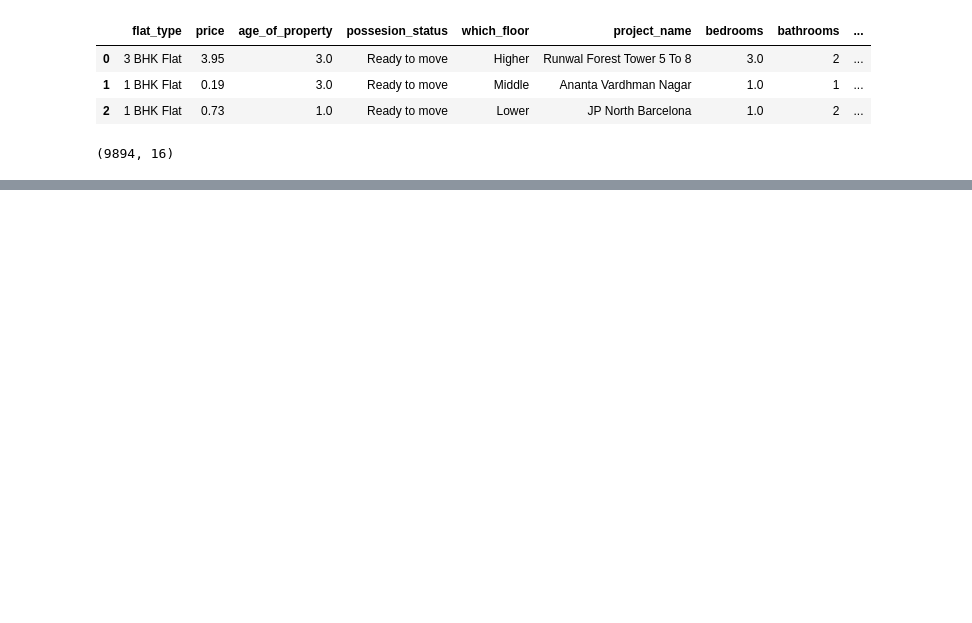
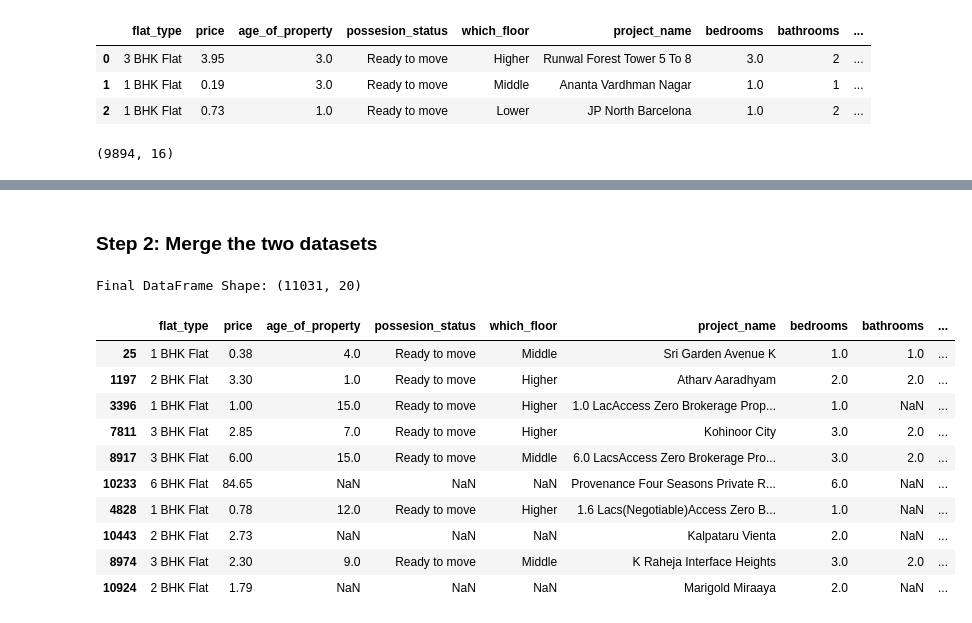
Before and after one commit to ShlokBagwe/Realytics-End-to-End-Real-Estate-Intelligence-Platform, a Jupyter notebook: Pre-Processing/Real_Estate_Data_Merge.ipynb, the cells around one changed output, grey strips where cells are left out. Drawn from its saved outputs; the diff is of its cells as text; code cells hidden in the pictures; blank space fills up the shorter version.

```diff
--- a/Pre-Processing/Real_Estate_Data_Merge.ipynb
+++ b/Pre-Processing/Real_Estate_Data_Merge.ipynb
@@ -429,0 +477,7 @@ df2.shape
+# %%
+df2['bathrooms'] = pd.to_numeric(df2['bathrooms'], errors='coerce')
+
+df2['balcony'] = pd.to_numeric(df2['balcony'].replace('No Balcony', 0), errors='coerce').fillna(0)
+
+print("Cleaned Bathrooms:", df2['bathrooms'].unique()[:10])
+print("Cleaned Balcony:", df2['balcony'].unique()[:10])
@@ -429,0 +487,12 @@ df2.shape
+# %%
+furnish_score = {'Fully Furnished': 3, 'Semi Furnished': 2, 'Unfurnished': 1, 'Unknown': 0}
+
+# Now calculate the score safely
+df2['property_score'] = (
+    df2['furnishing'].map(furnish_score).fillna(0) +
+    (df2['price_per_sqft'] > df2['price_per_sqft'].quantile(0.75)).astype(int) * 2 +
+    (df2['bathrooms'] >= 3).astype(int) +
+    (df2['balcony'] >= 2).astype(int)
+)
+
+display(df2[['project_name', 'furnishing', 'price_per_sqft', 'bathrooms', 'balcony', 'property_score']].head())
@@ -429,0 +528,2 @@ df2.shape
+# %%
+new_df.rename({'propertyname':'project_name'}, axis=1, inplace=True)
@@ -429,0 +541,5 @@ df2.shape
+# %%
+new_df.drop(columns=['link'], inplace=True, errors='ignore')
+# Map propertysubname to flat_type so it merges correctly with df2
+new_df.rename(columns={'pricedetails': 'price', 'propertysubname': 'flat_type'}, inplace=True)
+display(new_df.head(2))
@@ -429,0 +550,24 @@ df2.shape
+# %% [markdown]
+### Step 2: Merge the two datasets
+# %%
+# Concatenate the two DataFrames
+final_df = pd.concat([df2, new_df], ignore_index=True)
+
+# Ensure bedrooms is numeric for the whole set
+final_df['bedrooms'] = pd.to_numeric(final_df['bedrooms'], errors='coerce')
+
+print(f"Final DataFrame Shape: {final_df.shape}")
+display(final_df.sample(10))
+# %% [output]
+Final DataFrame Shape: (11031, 20)
+|  | flat_type | price | age_of_property | possesion_status | which_floor | project_name | bedrooms | bathrooms | ... |
+| 25 | 1 BHK Flat | 0.38 | 4.0 | Ready to move | Middle | Sri Garden Avenue K | 1.0 | 1.0 | ... |
+| 1197 | 2 BHK Flat | 3.30 | 1.0 | Ready to move | Higher | Atharv Aaradhyam | 2.0 | 2.0 | ... |
+| 3396 | 1 BHK Flat | 1.00 | 15.0 | Ready to move | Higher | 1.0 LacAccess Zero Brokerage Prop... | 1.0 | NaN | ... |
+| 7811 | 3 BHK Flat | 2.85 | 7.0 | Ready to move | Higher | Kohinoor City | 3.0 | 2.0 | ... |
+| 8917 | 3 BHK Flat | 6.00 | 15.0 | Ready to move | Middle | 6.0 LacsAccess Zero Brokerage Pro... | 3.0 | 2.0 | ... |
+| 10233 | 6 BHK Flat | 84.65 | NaN | NaN | NaN | Provenance Four Seasons Private R... | 6.0 | NaN | ... |
+| 4828 | 1 BHK Flat | 0.78 | 12.0 | Ready to move | Higher | 1.6 Lacs(Negotiable)Access Zero B... | 1.0 | NaN | ... |
+| 10443 | 2 BHK Flat | 2.73 | NaN | NaN | NaN | Kalpataru Vienta | 2.0 | NaN | ... |
+| 8974 | 3 BHK Flat | 2.30 | 9.0 | Ready to move | Middle | K Raheja Interface Heights | 3.0 | 2.0 | ... |
+| 10924 | 2 BHK Flat | 1.79 | NaN | NaN | NaN | Marigold Miraaya | 2.0 | NaN | ... |
```
Also changed, not shown: parts of 36 cells of this notebook.
